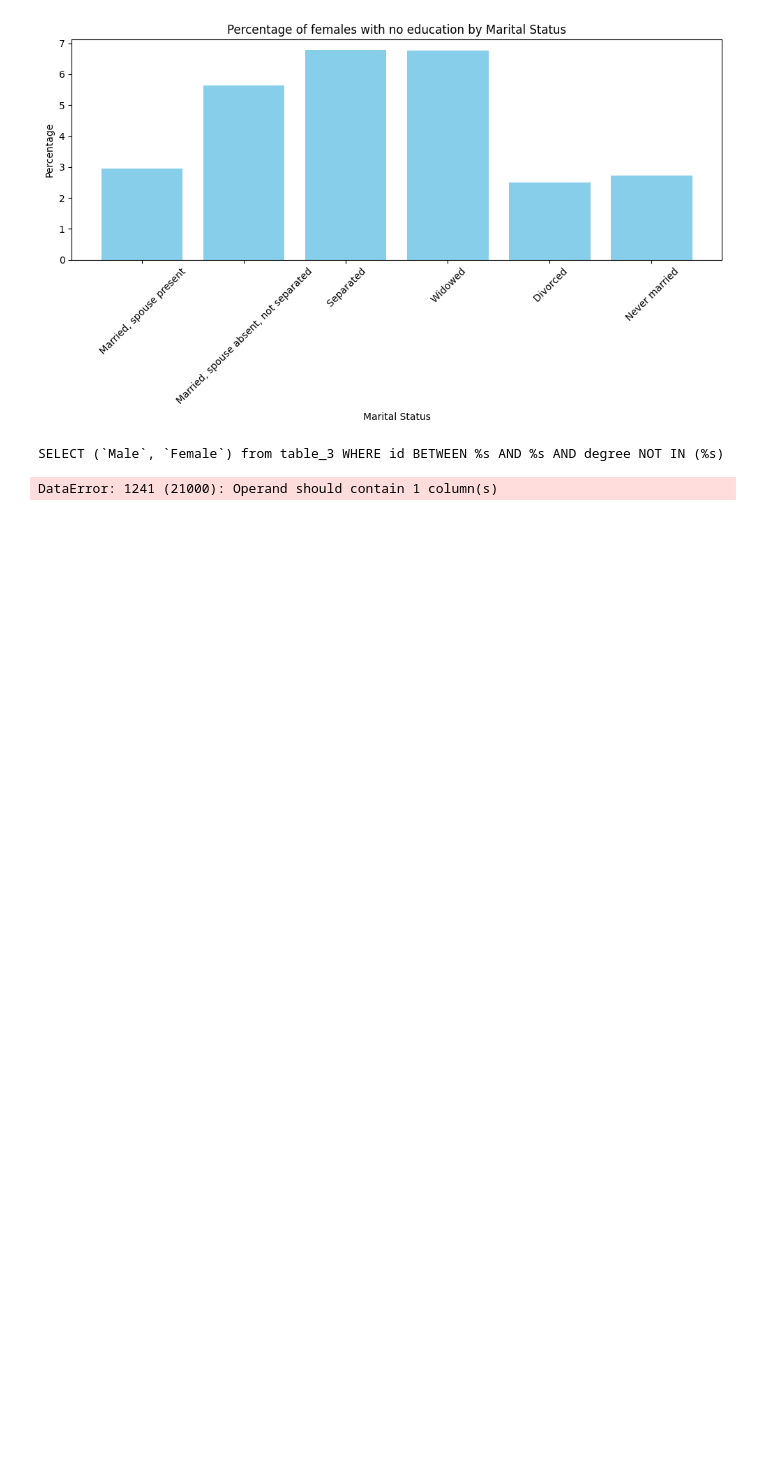
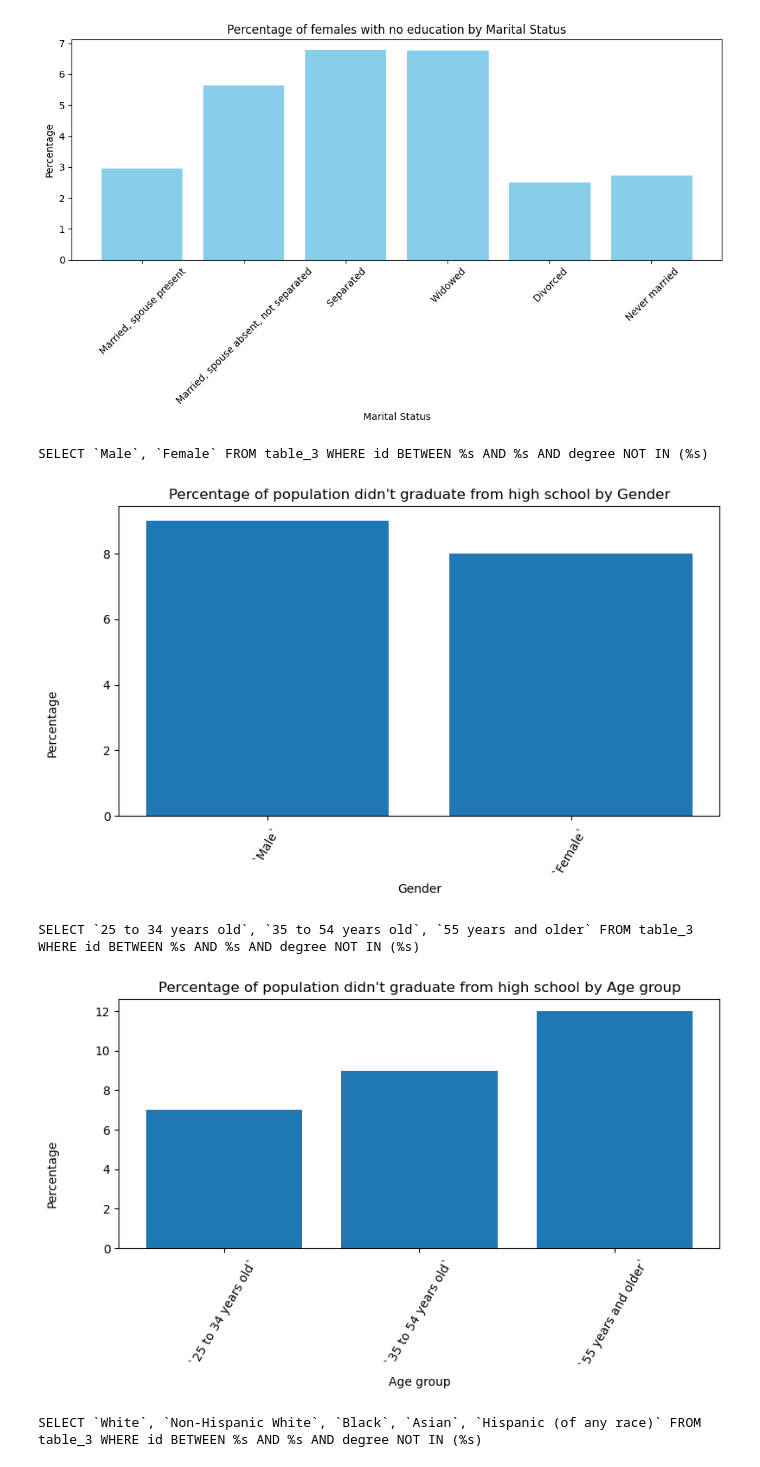
Before and after one commit to kevinha159/CSCI-620-GAs, a Jupyter notebook: GA-2/GA2.ipynb, the cells around one changed output. Cells and saved outputs as stored; diff of their text form; code cells hidden in the pictures; blank space fills up the shorter version.

Commit message:
Visualizations for table 3

```diff
--- a/GA-2/GA2.ipynb
+++ b/GA-2/GA2.ipynb
@@ -366,38 +354,44 @@ for i in gender:
 # %%
 from matplotlib import pyplot as plt
-column_names = column_names.split(", ")
 column_differential = {"Gender": (2,4), "Age group": (4,7), "Race Group": (7,12)}
 for category, column_location in column_differential.items():
-    sql_query = f"SELECT ({', '.join(map(str, column_names[column_location[0]:column_location[1]]))}) from table_3 WHERE id BETWEEN %s AND %s AND degree NOT IN (%s)"
+    columns_to_select = ', '.join(map(str, column_names[column_location[0]:column_location[1]]))
+    sql_query = f"SELECT {columns_to_select} FROM table_3 WHERE id BETWEEN %s AND %s AND degree NOT IN (%s)"
+    parameters_to_passed = (2, 16, "12th grade, no diploma")
     print(sql_query)
-    mycursor.execute(sql_query, (2, 16, "12th grade, no diploma"))
+    mycursor.execute(sql_query, parameters_to_passed)
     result = mycursor.fetchall()
+    db.commit()
     # print(type(result))
     # for i in range(len(result)):
     # print(result[i])
-    df_table3 = pd.DataFrame(result, columns=column_names)
-    df_table3.set_index(df_table3.columns[0], inplace=True)
+    df_table3 = pd.DataFrame(result, columns=column_names[column_location[0]:column_location[1]])
+    # df_table3.set_index(df_table3.columns[0], inplace=True)
     sum_row = df_table3.iloc[1:].sum()
     df_table3.loc['Sum'] = sum_row
     # table.insert(loc=3, column='Other', value=(table.iloc[:,0] - (table.iloc[:,1] + table.iloc[:,2])))
     # print(table)
-    plt.figure(figsize=(10,5))
+    plt.figure(figsize=(8,5))
     labels = df_table3.columns.get_level_values(0).unique().tolist()
 # column_locations = {"Gender": (1,3), "Age group": (3,6), "Race Group": (6,11)}
 # for category, columns in column_locations.items():
     plt.bar(labels, df_table3.loc['Sum'])
     plt.xticks(rotation=60)
     plt.xlabel(category)
-    plt.ylabel("Percentage of population didn't graduate from high school")
+    plt.ylabel("Percentage")
+    plt.title(f"Percentage of population didn't graduate from high school by {category}")
     ax = plt.gca()
 
 # Set the position of the ylabel
 # The first parameter is the x-coordinate (horizontal position)
 # The second parameter is the y-coordinate (vertical position)
-ax.yaxis.set_label_coords(-0.1, 0.3)
+    ax.yaxis.set_label_coords(-0.1, 0.3)
 # plt.title(f"Bachelor's degree by Age Groups ({sex})")
-plt.tight_layout()
-plt.show()
+    plt.tight_layout()
+    plt.show()
 # %% [output]
-SELECT (`Male`, `Female`) from table_3 WHERE id BETWEEN %s AND %s AND degree NOT IN (%s)
+SELECT `Male`, `Female` FROM table_3 WHERE id BETWEEN %s AND %s AND degree NOT IN (%s)
+[figure, added]
-DataError: 1241 (21000): Operand should contain 1 column(s)
+SELECT `25 to 34 years old`, `35 to 54 years old`, `55 years and older` FROM table_3 WHERE id BETWEEN %s AND %s AND degree NOT IN (%s)
+[figure, added]
+SELECT `White`, `Non-Hispanic White`, `Black`, `Asian`, `Hispanic (of any race)` FROM table_3 WHERE id BETWEEN %s AND %s AND degree NOT IN (%s)
```
Also changed, not shown: parts of 6 cells of this notebook.
